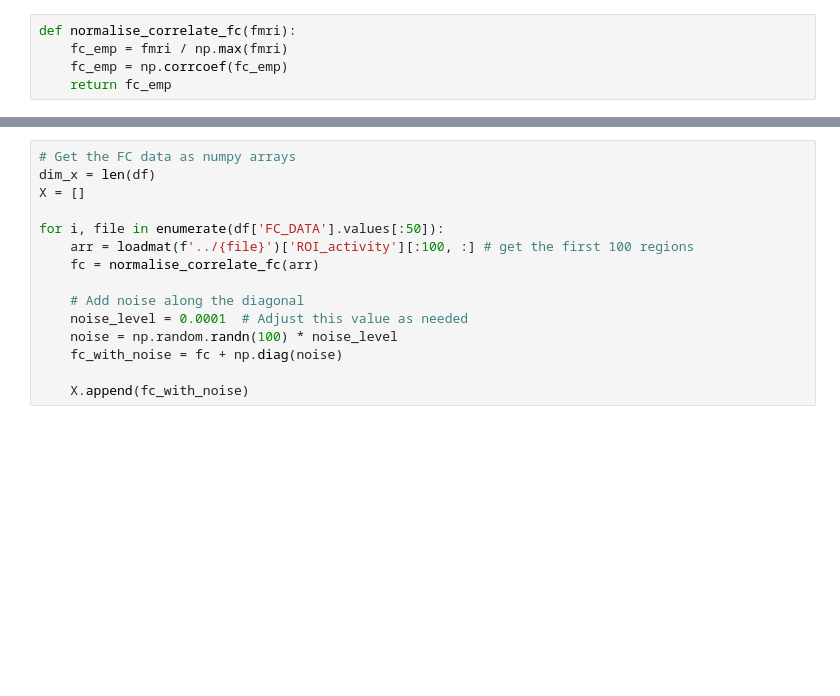
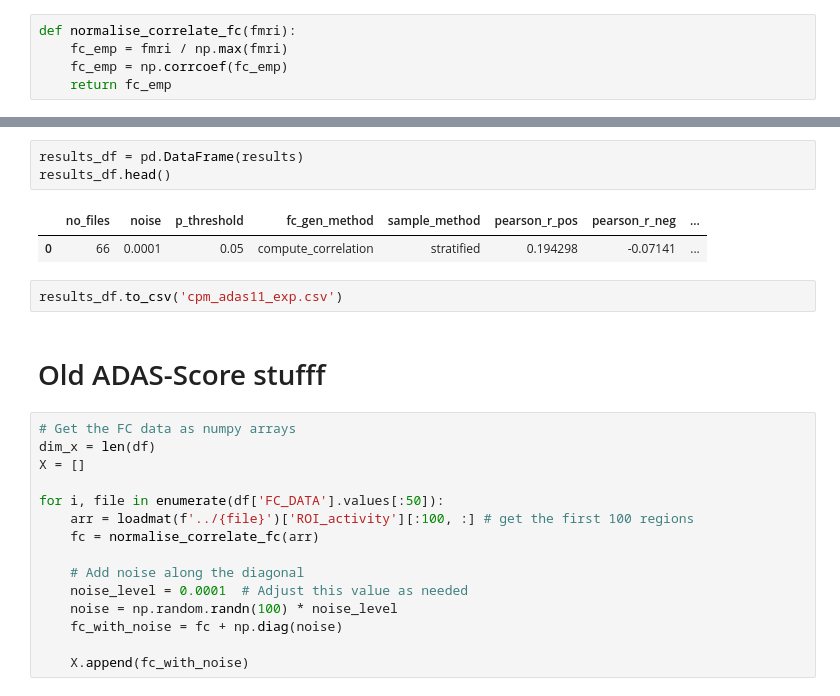
Before and after one commit to dChakr/ad_modelling_fyp, a Jupyter notebook: predictors/cpm_2.ipynb, the cells around one changed output, grey strips where cells are left out. Saved outputs shown, nothing was run; the diff lists cells and outputs as text; blank space fills up the shorter version.

```diff
--- a/predictors/cpm_2.ipynb
+++ b/predictors/cpm_2.ipynb
@@ -139,3 +318,13 @@ df.shape
+# %%
+results_df = pd.DataFrame(results)
+results_df.head()
+# %% [output]
+|  | no_files | noise | p_threshold | fc_gen_method | sample_method | pearson_r_pos | pearson_r_neg | ... |
+| 0 | 66 | 0.0001 | 0.05 | compute_correlation | stratified | 0.194298 | -0.07141 | ... |
+# %%
+results_df.to_csv('cpm_adas11_exp.csv')
+# %% [markdown]
+# Old ADAS-Score stufff
 # %%
 # Get the FC data as numpy arrays
 dim_x = len(df)
```
Also changed, not shown: parts of 14 cells of this notebook, 51 other files.
